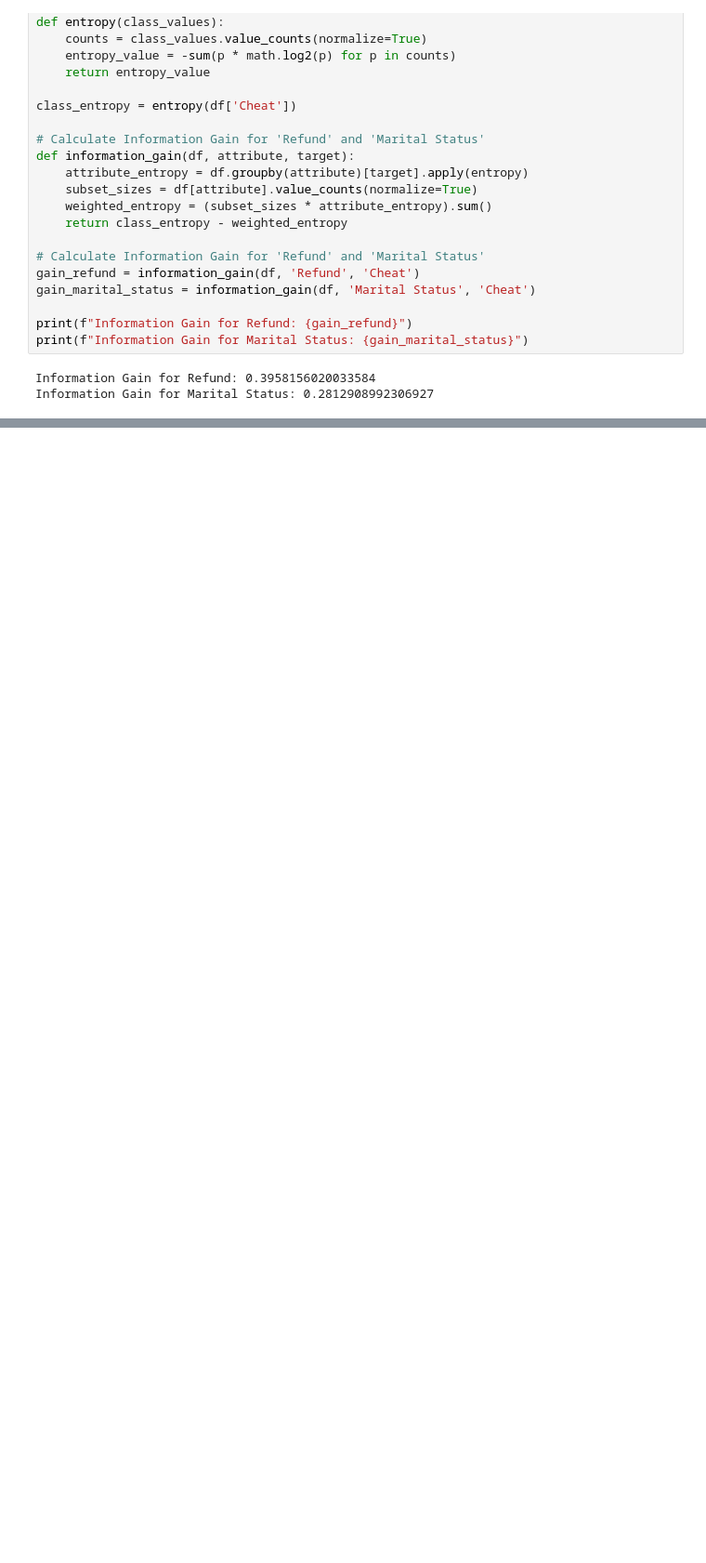
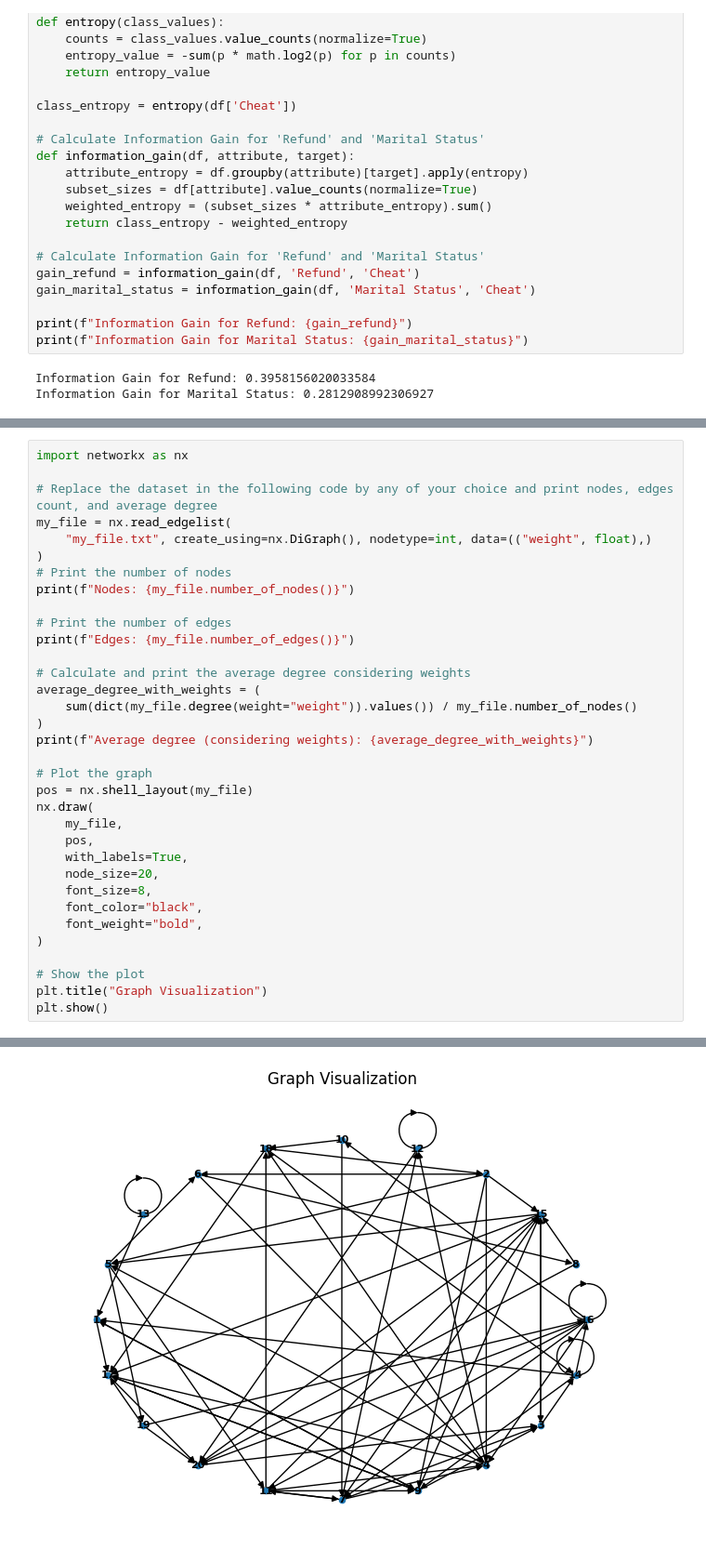
Before and after one commit to MahmoudEssam707/Data-Tools, a Jupyter notebook: Lab Work 2 Last One/Group Assignment 4.ipynb, the cells around one changed output, grey strips where cells are left out. Shown at 93% size. Drawn from its saved outputs; the diff is of its cells as text; blank space fills up the shorter version.

```diff
--- a/Lab Work 2 Last One/Group Assignment 4.ipynb
+++ b/Lab Work 2 Last One/Group Assignment 4.ipynb
@@ -383,0 +645,35 @@ Information Gain for Marital Status: 0.2812908992306927
+# %%
+import networkx as nx
+
+# Replace the dataset in the following code by any of your choice and print nodes, edges count, and average degree
+my_file = nx.read_edgelist(
+    "my_file.txt", create_using=nx.DiGraph(), nodetype=int, data=(("weight", float),)
+)
+# Print the number of nodes
+print(f"Nodes: {my_file.number_of_nodes()}")
+
+# Print the number of edges
+print(f"Edges: {my_file.number_of_edges()}")
+
+# Calculate and print the average degree considering weights
+average_degree_with_weights = (
+    sum(dict(my_file.degree(weight="weight")).values()) / my_file.number_of_nodes()
+)
+print(f"Average degree (considering weights): {average_degree_with_weights}")
+
+# Plot the graph
+pos = nx.shell_layout(my_file)
+nx.draw(
+    my_file,
+    pos,
+    with_labels=True,
+    node_size=20,
+    font_size=8,
+    font_color="black",
+    font_weight="bold",
+)
+
+# Show the plot
+plt.title("Graph Visualization")
+plt.show()
+# %% [output]
@@ -383,0 +683 @@ Information Gain for Marital Status: 0.2812908992306927
+[figure, added]
```
Also changed, not shown: parts of 29 cells of this notebook, 2 other files.
